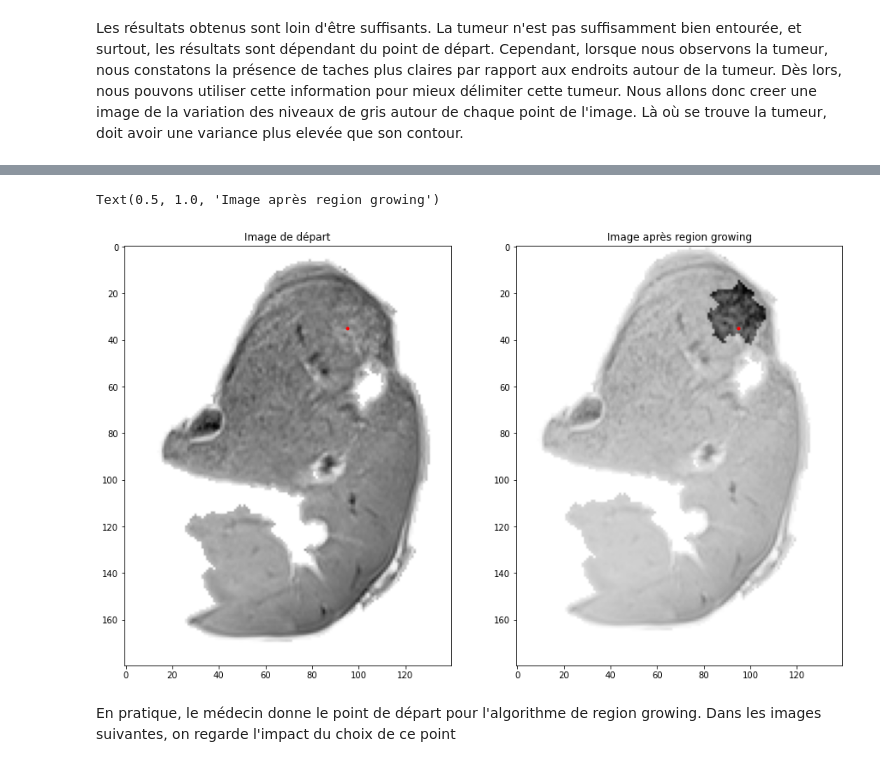
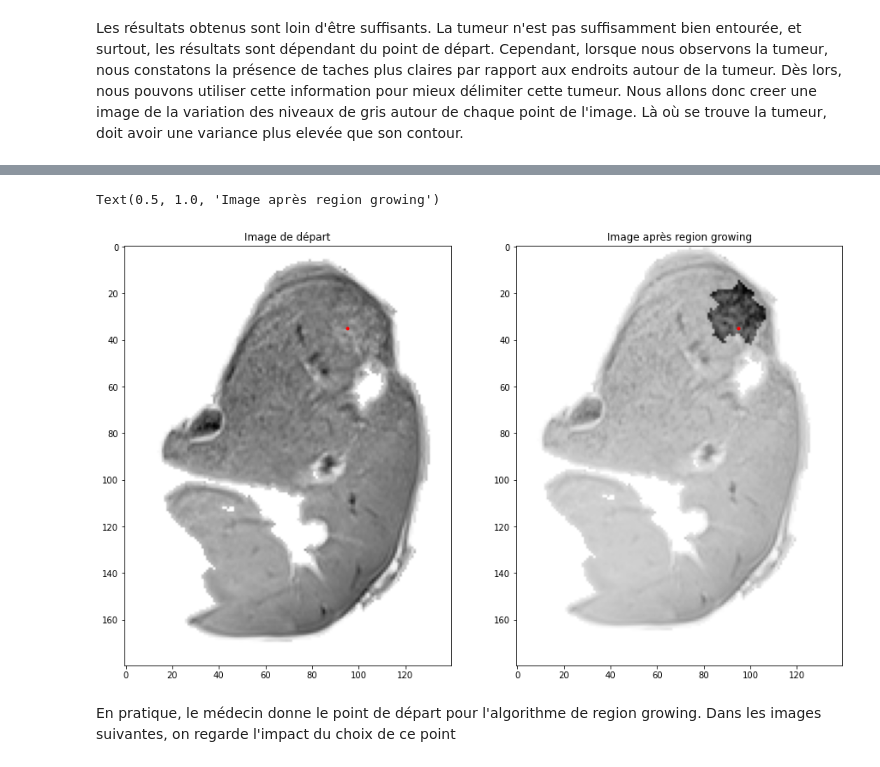
Before and after one commit to defrenned3238/WSBIM2243, a Jupyter notebook: WSBIM2243-final.ipynb, the cells around one changed output, grey strips where cells are left out. Saved outputs shown, nothing was run; the diff lists cells and outputs as text; code cells hidden in the pictures.

```diff
--- a/WSBIM2243-final.ipynb
+++ b/WSBIM2243-final.ipynb
@@ -491,19 +442,19 @@ def regionGrowing(seeds,sensitivity,image, plotImage):
 # %%
 seed = [245,75]
 #image = imagevar.astype(np.int32)
 plt.figure(figsize=(15,10))
 #plt.subplot(1, 3, 1)
 #plt.imshow(image[150:290,40:220].T,cmap='Greys')
 plt.subplot(1, 2, 1)
 plt.imshow(foieImage[150:290,40:220].T,cmap='Greys')
 plt.plot(seed[0]-150, seed[1]-40,'r.')
 plt.title("Image de départ")
 plt.subplot(1, 2, 2)
-regionGrowing(seeds = seed, sensitivity = 5, image = imagevar, plotImage = foieImage)
+regionGrowing(seeds = seed, sensitivity = 5, image = imagevar, plotImage = foieImage[5:315, 5:255])
 plt.title("Image après region growing")
 # %% [output]
 Text(0.5, 1.0, 'Image après region growing')
-[figure, old version]
+[figure, new version]
 # %% [markdown]
 En pratique, le médecin donne le point de départ pour l'algorithme de region growing. Dans les images suivantes, on regarde l'impact du choix de ce point
 # %%
```
Also changed, not shown: parts of 7 cells of this notebook.
